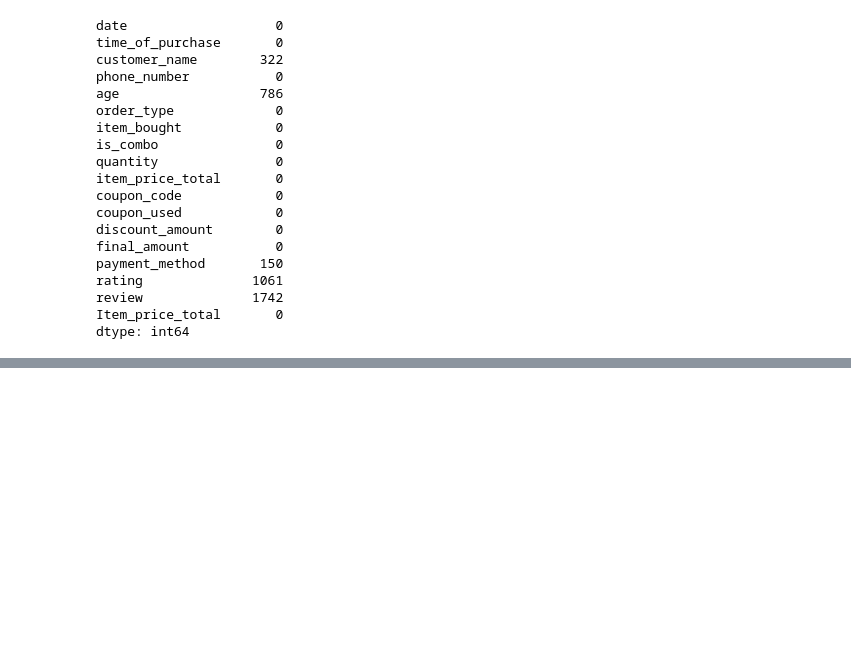
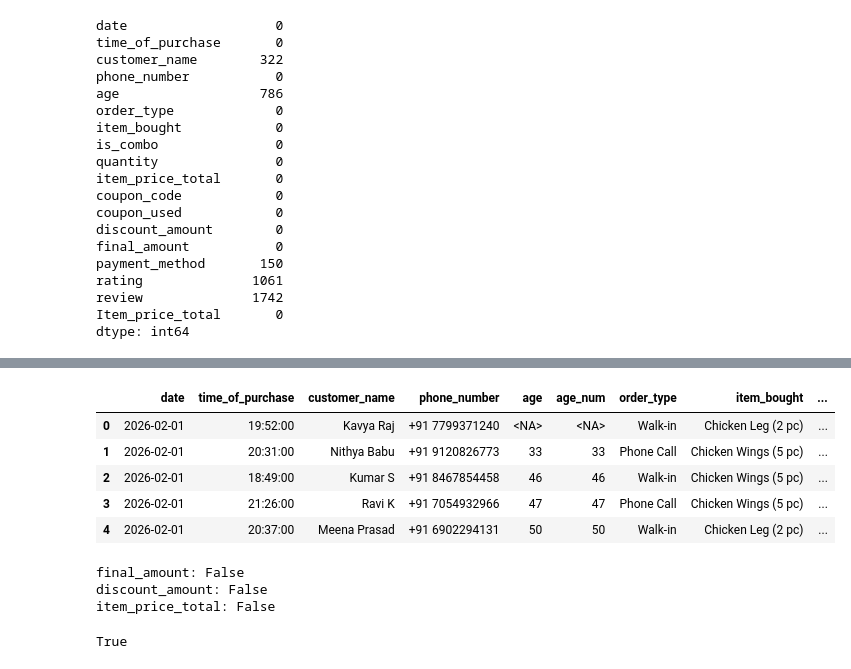
Before and after one commit to TJ-SIVA/Promotion-performance-Analysis, a Jupyter notebook: NoteBooks/Transction_data_Preprocessing.ipynb, the cells around one changed output, grey strips where cells are left out. Saved outputs shown, nothing was run; the diff lists cells and outputs as text; code cells hidden in the pictures; blank space fills up the shorter version.

```diff
--- a/NoteBooks/Transction_data_Preprocessing.ipynb
+++ b/NoteBooks/Transction_data_Preprocessing.ipynb
@@ -87,0 +180,17 @@ dtype: int64
+# %%
+# Reload the original raw CSV just to get a clean time_of_purchase column
+raw = pd.read_csv(r"C:\Users\wwwsi\OneDrive\Documents\Project Brothers BBQ\Dataset _\sales_transactions.csv")
+
+# Parse time-only, no format guessing, no date attached
+Transction_data['time_of_purchase'] = pd.to_datetime(
+    raw['time_of_purchase'], format='%H:%M', errors='coerce'
+).dt.time
+
+# Now combine with date into one real timestamp
+Transction_data['purchase_datetime'] = pd.to_datetime(
+    Transction_data['date'].astype(str) + ' ' + Transction_data['time_of_purchase'].astype(str),
+    errors='coerce'
+)
+
+print(Transction_data[['date', 'time_of_purchase', 'purchase_datetime']].head())
+print(Transction_data['purchase_datetime'].isnull().sum(), "rows failed to parse")
@@ -87,0 +205,24 @@ dtype: int64
+# %%
+Transction_data.head()
+# %% [output]
+|  | date | time_of_purchase | customer_name | phone_number | age | age_num | order_type | item_bought | ... |
+| 0 | 2026-02-01 | 19:52:00 | Kavya Raj | +91 7799371240 | <NA> | <NA> | Walk-in | Chicken Leg (2 pc) | ... |
+| 1 | 2026-02-01 | 20:31:00 | Nithya Babu | +91 9120826773 | 33 | 33 | Phone Call | Chicken Wings (5 pc) | ... |
+| 2 | 2026-02-01 | 18:49:00 | Kumar S | +91 8467854458 | 46 | 46 | Walk-in | Chicken Wings (5 pc) | ... |
+| 3 | 2026-02-01 | 21:26:00 | Ravi K | +91 7054932966 | 47 | 47 | Phone Call | Chicken Wings (5 pc) | ... |
+| 4 | 2026-02-01 | 20:37:00 | Meena Prasad | +91 6902294131 | 50 | 50 | Walk-in | Chicken Leg (2 pc) | ... |
+# %%
+# Checking Quality of columns
+for x in ["final_amount","discount_amount","item_price_total"]:
+    has_negative= (Transction_data[x]<0).any()
+    print(f"{x}: {has_negative} ")
+# %% [output]
+final_amount: False
+discount_amount: False
+item_price_total: False
+# %%
+valid_rating = Transction_data.loc[Transction_data["rating"] != "Not rated"]
+is_valid = ((valid_rating["rating"] >= 1) & (valid_rating["rating"] <= 5)).any()
+print(is_valid)
+# %% [output]
+True
```
Also changed, not shown: parts of 19 cells of this notebook, 6 other files.
